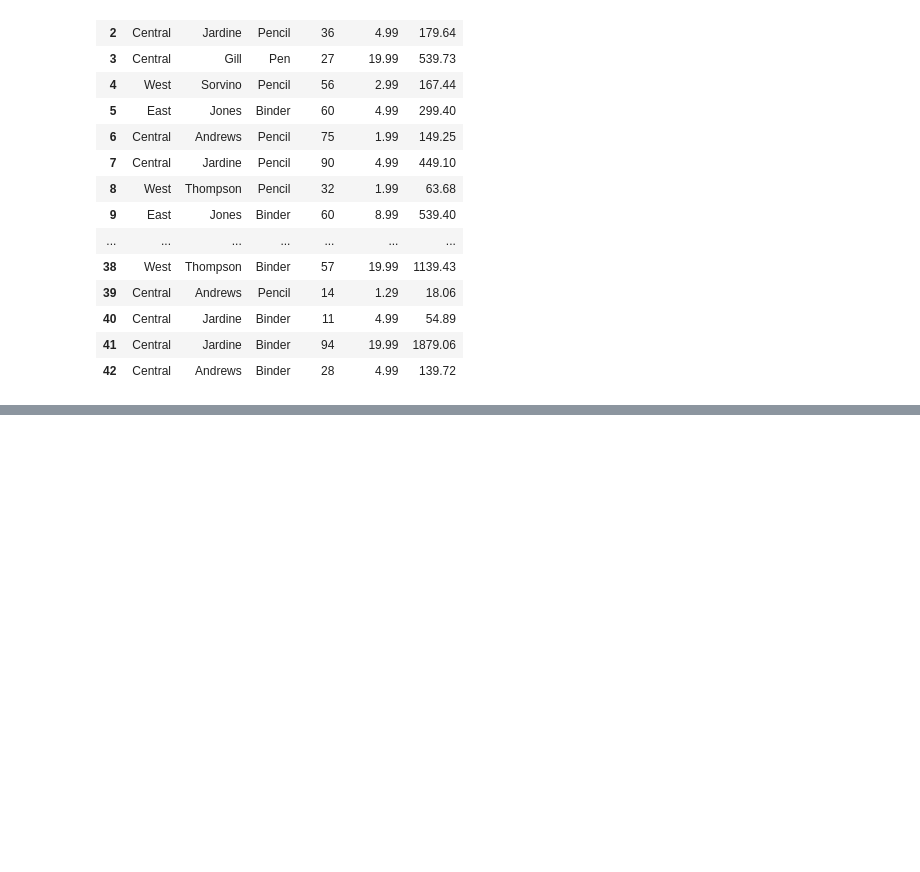
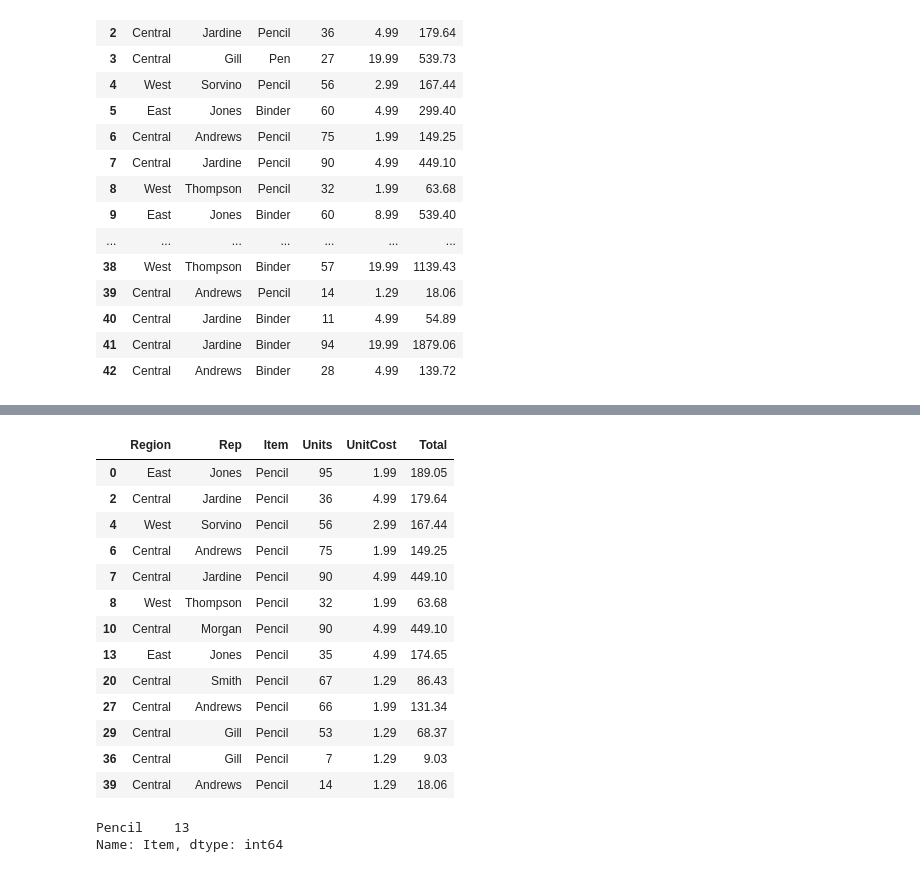
Before and after one commit to ashmanmalhotra/MSIT, a Jupyter notebook: Day13/02 Pandas.ipynb, the cells around one changed output, grey strips where cells are left out. Cells and saved outputs as stored; diff of their text form; code cells hidden in the pictures; blank space fills up the shorter version.

```diff
--- a/Day13/02 Pandas.ipynb
+++ b/Day13/02 Pandas.ipynb
@@ -299,0 +358,22 @@ df2
+# %%
+df2[df2.Item=='Pencil']
+# %% [output]
+|  | Region | Rep | Item | Units | UnitCost | Total |
+| 0 | East | Jones | Pencil | 95 | 1.99 | 189.05 |
+| 2 | Central | Jardine | Pencil | 36 | 4.99 | 179.64 |
+| 4 | West | Sorvino | Pencil | 56 | 2.99 | 167.44 |
+| 6 | Central | Andrews | Pencil | 75 | 1.99 | 149.25 |
+| 7 | Central | Jardine | Pencil | 90 | 4.99 | 449.10 |
+| 8 | West | Thompson | Pencil | 32 | 1.99 | 63.68 |
+| 10 | Central | Morgan | Pencil | 90 | 4.99 | 449.10 |
+| 13 | East | Jones | Pencil | 35 | 4.99 | 174.65 |
+| 20 | Central | Smith | Pencil | 67 | 1.29 | 86.43 |
+| 27 | Central | Andrews | Pencil | 66 | 1.99 | 131.34 |
+| 29 | Central | Gill | Pencil | 53 | 1.29 | 68.37 |
+| 36 | Central | Gill | Pencil | 7 | 1.29 | 9.03 |
+| 39 | Central | Andrews | Pencil | 14 | 1.29 | 18.06 |
+# %%
+df2[df2.Item=='Pencil']['Item'].value_counts()
+# %% [output]
+Pencil    13
+Name: Item, dtype: int64
```
Also changed, not shown: parts of 8 cells of this notebook, 5 other files.
